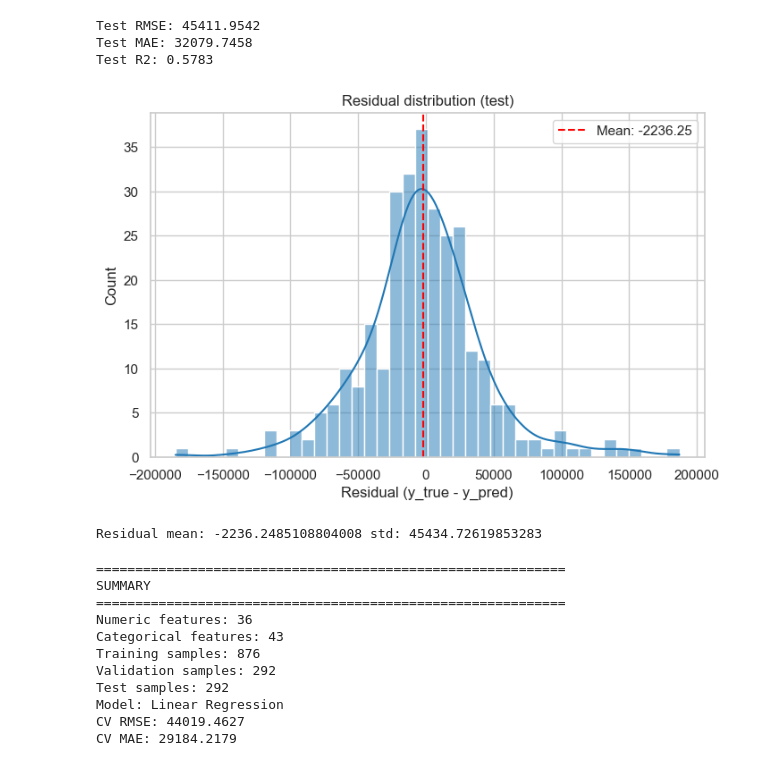
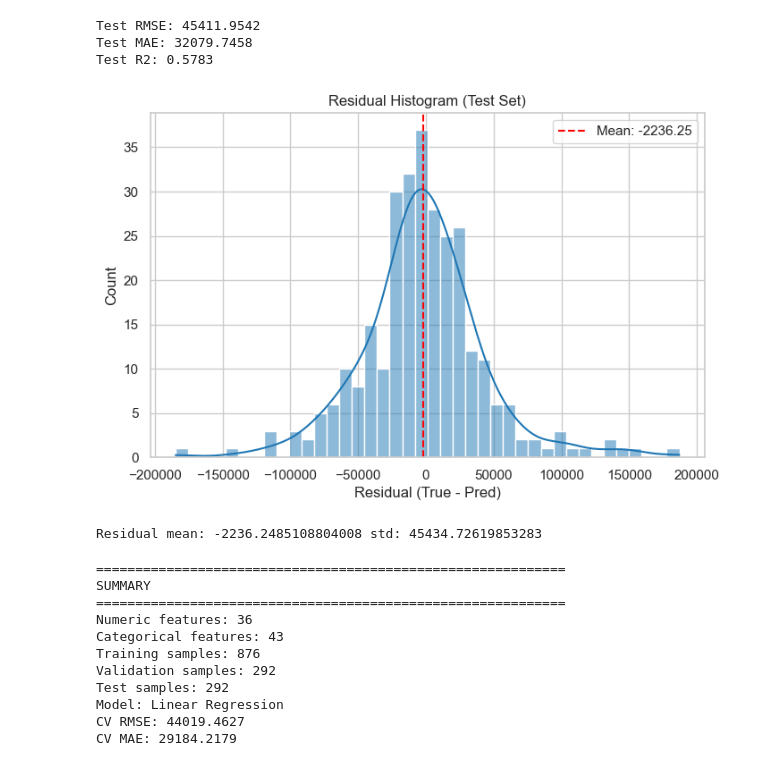
Before and after one commit to haydenpham/CS4120-MLProject, a Jupyter notebook: project/src/train_regression_models.ipynb, the cells around one changed output. Saved outputs shown, nothing was run; the diff lists cells and outputs as text; code cells hidden in the pictures.

Commit message:
Fixed plot 4's title and code in notebook file

```diff
--- a/project/src/train_regression_models.ipynb
+++ b/project/src/train_regression_models.ipynb
@@ -400,17 +400,17 @@ Test R2: 0.5783
 # %%
 # Decision Tree Visualizations
 # Residual histogram
 residuals = y_test - y_test_pred
 plt.figure(figsize=(8,5))
 sns.histplot(residuals, kde=True, bins=40, color='tab:blue')
 plt.axvline(residuals.mean(), color='red', linestyle='--', label=f'Mean: {residuals.mean():.2f}')
-plt.title('Residual distribution (test)')
-plt.xlabel('Residual (y_true - y_pred)')
+plt.title('Residual Histogram (Test Set)')
+plt.xlabel('Residual (True - Pred)')
 plt.legend()
 plt.show()
 print('Residual mean:', residuals.mean(), 'std:', residuals.std())
 # %% [output]
-[figure, old version]
+[figure, new version]
 Residual mean: -2236.2485108804008 std: 45434.72619853283
 # %%
 # Step 11: Summary
```
Also changed, not shown: 1 other file.
